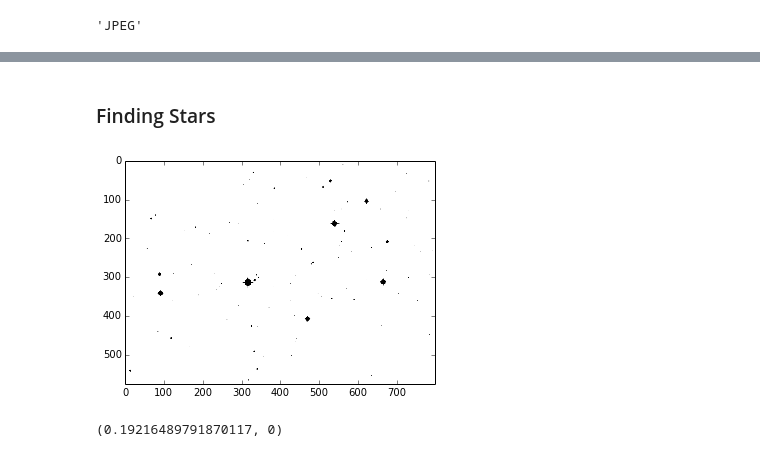
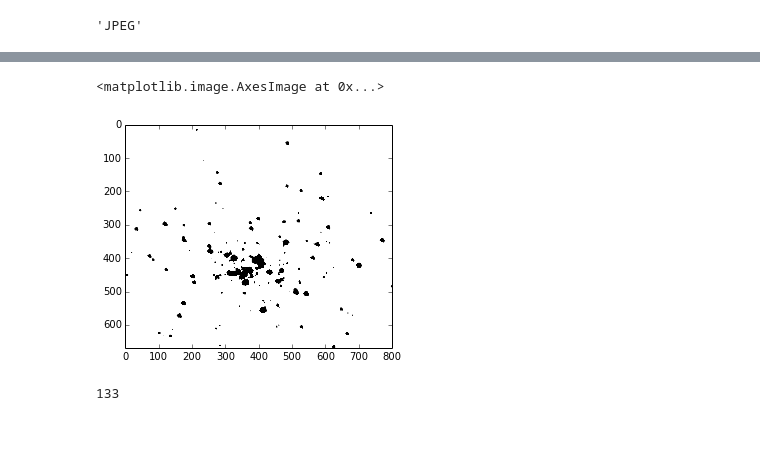
Before and after one commit to kmcombs/PHYS202-S14, a Jupyter notebook: DataIO/CountingStars.ipynb, the cells around one changed output, grey strips where cells are left out. Drawn from its saved outputs; the diff is of its cells as text; code cells hidden in the pictures.

Commit message:
finishing counting stars exercises

```diff
--- a/DataIO/CountingStars.ipynb
+++ b/DataIO/CountingStars.ipynb
@@ -115,30 +103,22 @@ print elapsed(withnumpy, myimg)
-# %% [markdown]
-### Finding Stars
 # %%
 def monochrome(picture, threshold):
-    """loops over the pixels in the loaded image, replacing
-    the RGB values of each with either black or white depending
-    on whether its total luminance is above or below some threshold
-    passed in by the user"""
     black = (0, 0, 0)
     white = (255, 255, 255)
     xsize, ysize = picture.size
     temp = picture.load()
     for x in range(xsize):
         for y in range(ysize):
-            r,g,b = temp[x,y]
+            r, g, b = temp[x,y]
             if r+g+b >= threshold:
                 temp[x,y] = black
             else:
                 temp[x,y] = white
-# %%
-#Get another copy to convert to B/W
-bwpic = Image.open(StringIO(response.content))
-
-#Remember, this threshold is a scalar, not an RGB triple
-#We're looking for pixels whose total color value is 600 or greater
-monochrome(bwpic, 200+200+200)
-plt.imshow(bwpic);
-# %% [output]
-[figure, removed]
+# %%
+bwpic = Image.open(StringIO(response.content))
+
+monochrome(bwpic, 0+100+100)
+plt.imshow(bwpic)
+# %% [output]
+<matplotlib.image.AxesImage at 0x...>
+[figure, added]
 # %%
@@ -193,5 +164,5 @@ def fillrec(picture, xsize, ysize, x, y):
         fillrec(picture, xsize, ysize, x, y+1)
-# %%
-print elapsed(count, bwpic)
-# %% [output]
-(0.19216489791870117, 0)
+# %%
+count(bwpic)
+# %% [output]
+133
```
Also changed, not shown: parts of 19 cells of this notebook, 1 other file.
